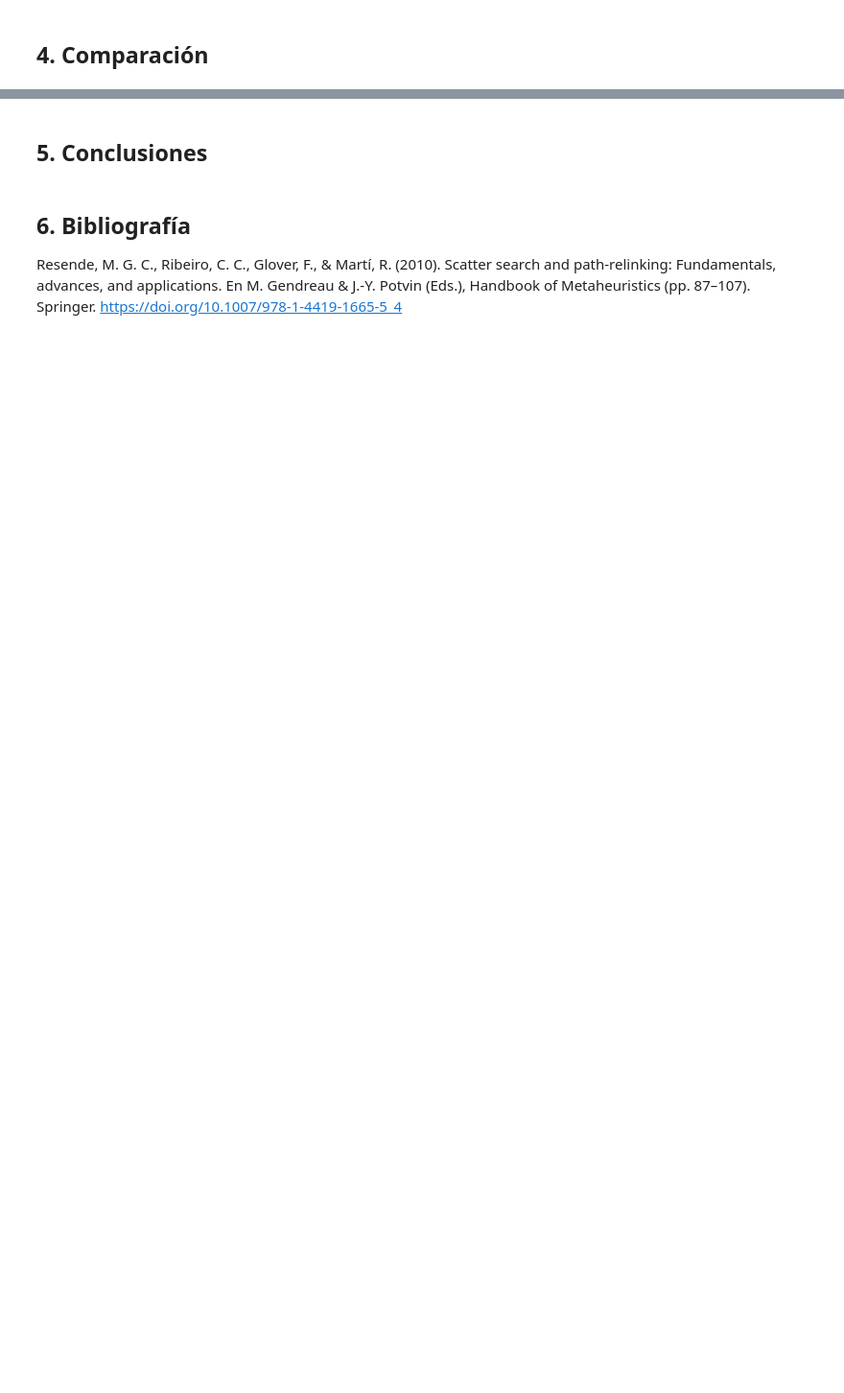
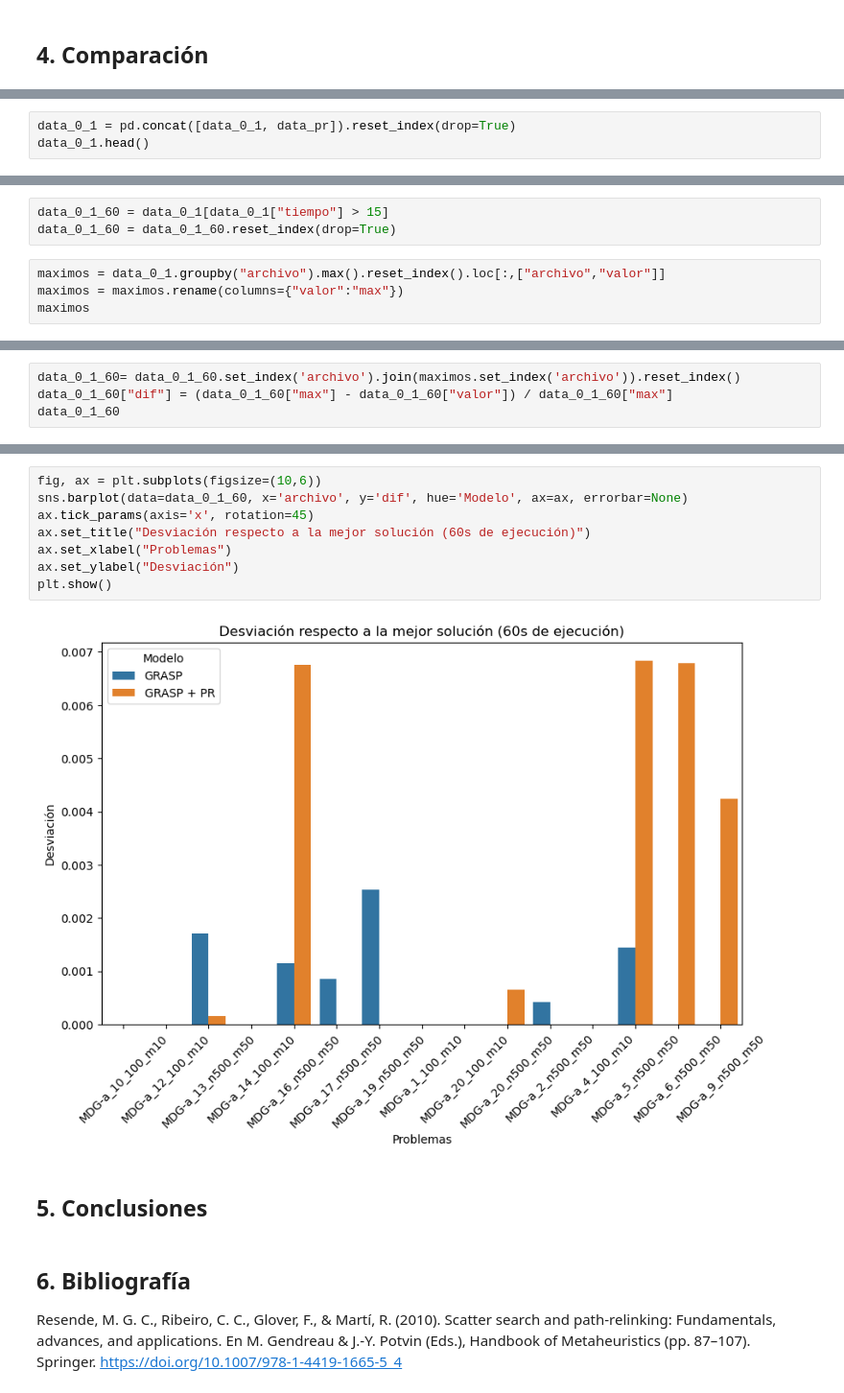
Before and after one commit to ensabai/Trabajo-Log-stica, a Jupyter notebook: notebook.ipynb, the cells around one changed output, grey strips where cells are left out. Shown at 96% size. Cells and saved outputs as stored; diff of their text form; blank space fills up the shorter version.

```diff
--- a/notebook.ipynb
+++ b/notebook.ipynb
@@ -223,0 +254,3 @@ La figura muestra la desviación de los valores de alpha respecto al mejor resul
+# %%
+data_0_1 = pd.concat([data_0_1, data_pr]).reset_index(drop=True)
+data_0_1.head()
@@ -223,0 +264,7 @@ La figura muestra la desviación de los valores de alpha respecto al mejor resul
+# %%
+data_0_1_60 = data_0_1[data_0_1["tiempo"] > 15]
+data_0_1_60 = data_0_1_60.reset_index(drop=True)
+# %%
+maximos = data_0_1.groupby("archivo").max().reset_index().loc[:,["archivo","valor"]]
+maximos = maximos.rename(columns={"valor":"max"})
+maximos
@@ -223,0 +288,4 @@ La figura muestra la desviación de los valores de alpha respecto al mejor resul
+# %%
+data_0_1_60= data_0_1_60.set_index('archivo').join(maximos.set_index('archivo')).reset_index()
+data_0_1_60["dif"] = (data_0_1_60["max"] - data_0_1_60["valor"]) / data_0_1_60["max"]
+data_0_1_60
@@ -224,3 +310,13 @@ La figura muestra la desviación de los valores de alpha respecto al mejor resul
+# %%
+fig, ax = plt.subplots(figsize=(10,6))
+sns.barplot(data=data_0_1_60, x='archivo', y='dif', hue='Modelo', ax=ax, errorbar=None)
+ax.tick_params(axis='x', rotation=45)
+ax.set_title("Desviación respecto a la mejor solución (60s de ejecución)")
+ax.set_xlabel("Problemas")
+ax.set_ylabel("Desviación")
+plt.show()
+# %% [output]
+[figure, added]
 # %% [markdown]
 ## 5. Conclusiones
 # %% [markdown]
```
Also changed, not shown: parts of 11 cells of this notebook, 6 other files.
